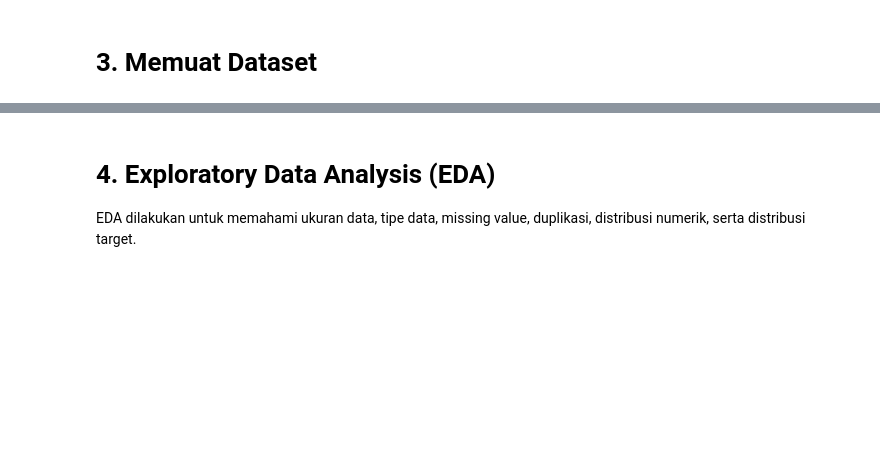
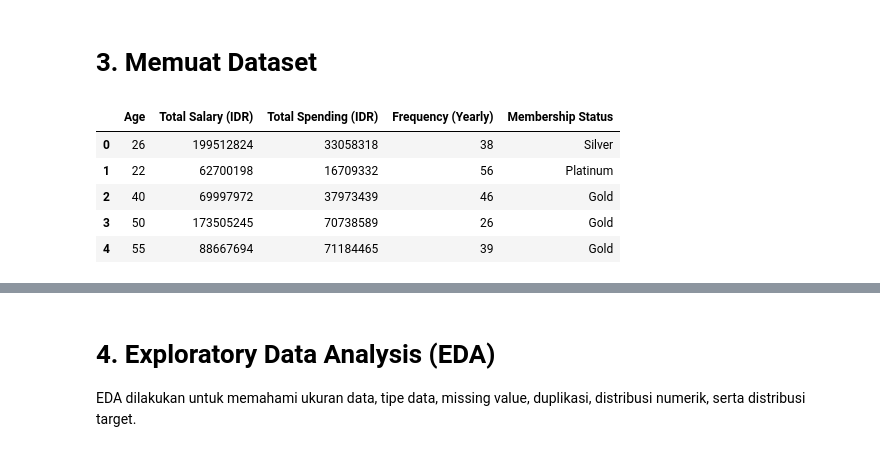
Before and after one commit to karppanen/Eksperimen_SML_Fauzi-Alfadhillah, a Jupyter notebook: preprocessing/Eksperimen_Fauzi-Alfadhillah.ipynb, the cells around one changed output, grey strips where cells are left out. Drawn from its saved outputs; the diff is of its cells as text; code cells hidden in the pictures; blank space fills up the shorter version.

```diff
--- a/preprocessing/Eksperimen_Fauzi-Alfadhillah.ipynb
+++ b/preprocessing/Eksperimen_Fauzi-Alfadhillah.ipynb
@@ -11,8 +11,15 @@ from sklearn.preprocessing import LabelEncoder, StandardScaler
 # %% [markdown]
 # **3. Memuat Dataset**
 # %%
-raw_path = '../CustomerSegmentation_raw.csv'
+raw_path = '../CustomerSegmentatiobn.csv'
 df = pd.read_csv(raw_path)
 df.head()
+# %% [output]
+|  | Age | Total Salary (IDR) | Total Spending (IDR) | Frequency (Yearly) | Membership Status |
+| 0 | 26 | 199512824 | 33058318 | 38 | Silver |
+| 1 | 22 | 62700198 | 16709332 | 56 | Platinum |
+| 2 | 40 | 69997972 | 37973439 | 46 | Gold |
+| 3 | 50 | 173505245 | 70738589 | 26 | Gold |
+| 4 | 55 | 88667694 | 71184465 | 39 | Gold |
 # %%
 df.info()
```
Also changed, not shown: parts of 6 cells of this notebook, 2 other files.
